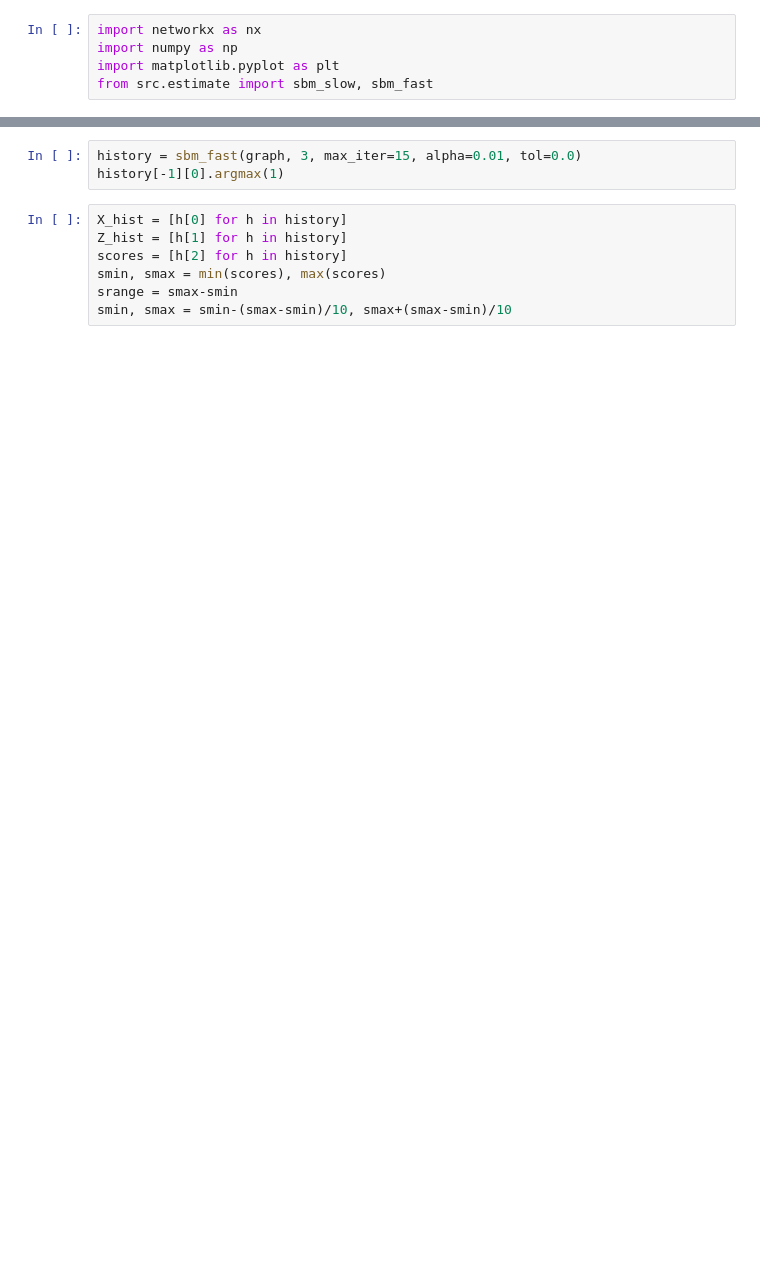
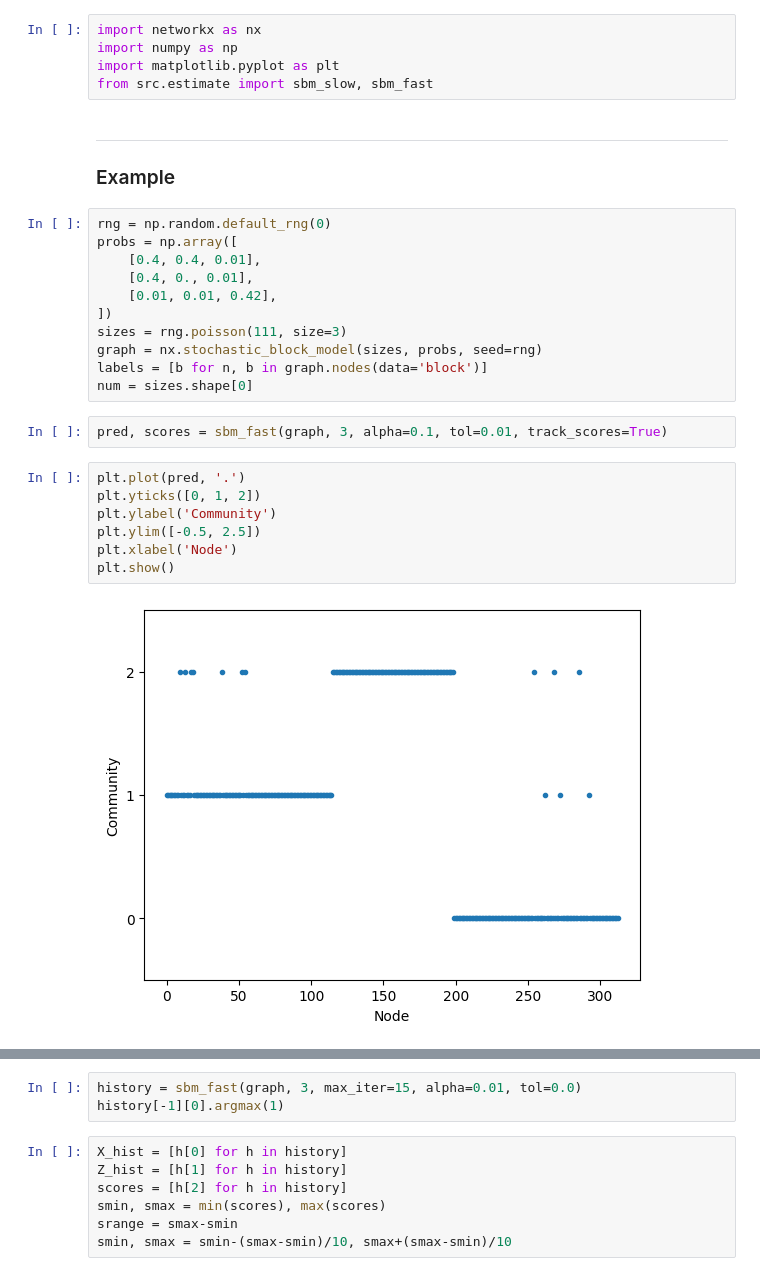
Before and after one commit to willarliss/IRLS-SBM, a Jupyter notebook: test.ipynb, the cells around one changed output, grey strips where cells are left out. Saved outputs shown, nothing was run; the diff lists cells and outputs as text; blank space fills up the shorter version.

```diff
--- a/test.ipynb
+++ b/test.ipynb
@@ -3,3 +3,28 @@ import networkx as nx
 import numpy as np
 import matplotlib.pyplot as plt
 from src.estimate import sbm_slow, sbm_fast
+# %% [markdown]
+---
+### Example
+# %%
+rng = np.random.default_rng(0)
+probs = np.array([
+    [0.4, 0.4, 0.01],
+    [0.4, 0., 0.01],
+    [0.01, 0.01, 0.42],
+])
+sizes = rng.poisson(111, size=3)
+graph = nx.stochastic_block_model(sizes, probs, seed=rng)
+labels = [b for n, b in graph.nodes(data='block')]
+num = sizes.shape[0]
+# %%
+pred, scores = sbm_fast(graph, 3, alpha=0.1, tol=0.01, track_scores=True)
+# %%
+plt.plot(pred, '.')
+plt.yticks([0, 1, 2])
+plt.ylabel('Community')
+plt.ylim([-0.5, 2.5])
+plt.xlabel('Node')
+plt.show()
+# %% [output]
+[figure, added]
```
Also changed, not shown: parts of 20 cells of this notebook, 1 other file.
